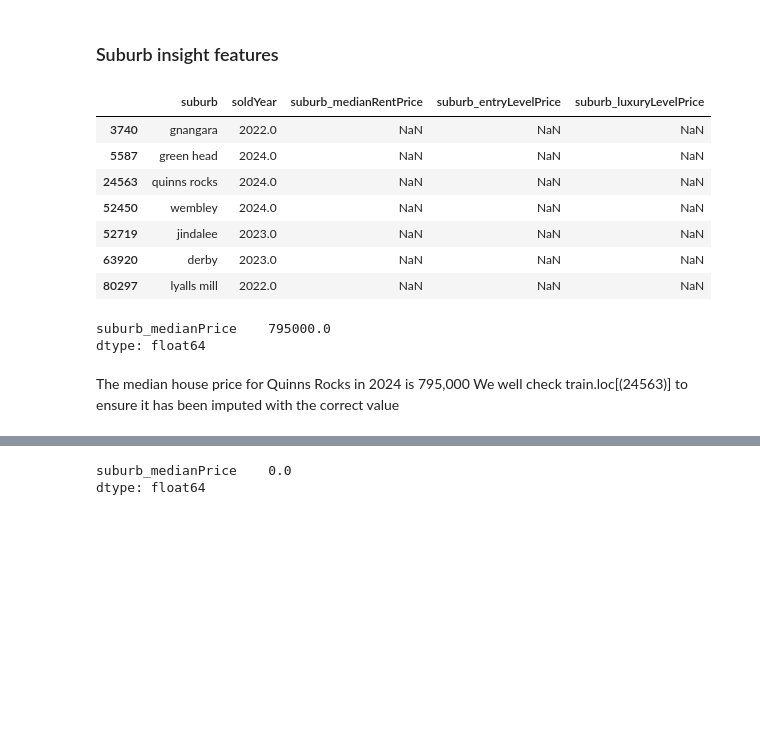
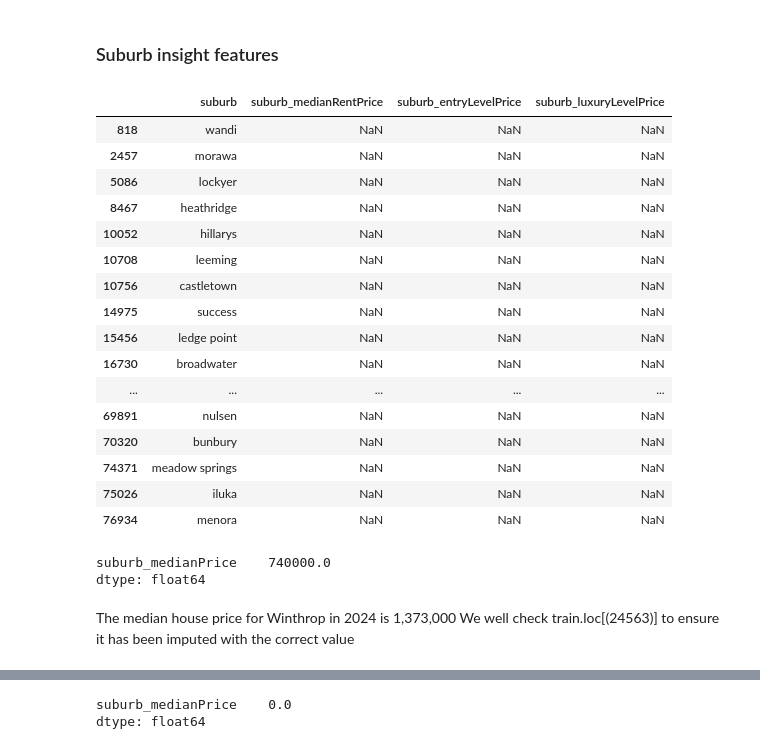
Before and after one commit to tristandabsonu/House-Price-Prediction, a Jupyter notebook: data_analysis/2 cleaning.ipynb, the cells around one changed output, grey strips where cells are left out. Drawn from its saved outputs; the diff is of its cells as text; code cells hidden in the pictures; blank space fills up the shorter version.

```diff
--- a/data_analysis/2 cleaning.ipynb
+++ b/data_analysis/2 cleaning.ipynb
@@ -82,3 +108,8 @@ Name: count, dtype: int64
+# %%
+# Changing the rural values from propertyTypes to House
+train['propertyTypes'] = train['propertyTypes'].apply(lambda x: 'Townhouse' if x=='Townhouse/Villa' else x)
+train.rename(columns={'propertyTypes':'propertyType'}, inplace=True)
+test.rename(columns={'propertyTypes':'propertyType'}, inplace=True)
 # %% [markdown]
 ### Features
 # %%
@@ -136,7 +149,16 @@ listingId,unitNumber,streetNumber,listingUrl
-# %%
-# Dropping the irrelevant columns
-train = train.drop(columns=['listingId','unitNumber','streetNumber','street','listingUrl'])
-test = test.drop(columns=['listingId','unitNumber','streetNumber','street','listingUrl'])
+# %%
+# Lowercasing features variable
+def lower_features(feature_list):
+    f = []
+    if len(feature_list) == 0:
+        return feature_list
+    else:
+        for feature in feature_list:
+            f.append(feature.lower())
+    return f
+
+train['features'] = train['features'].apply(lambda x: lower_features(x))
+test['features'] = test['features'].apply(lambda x: lower_features(x))
 # %% [markdown]
 # Missing values
 # %%
@@ -162,7 +184,7 @@ dtype: int64
 # %% [markdown]
 ### Sold price
 # %%
-na_cols = ['suburb','state','postcode','soldPrice']
+na_cols = ['suburb','soldPrice']
 # Removing missing rows for soldPrice
 for col in na_cols:
     train.dropna(subset=[col], inplace=True)
@@ -172,24 +194,33 @@ for col in na_cols:
 # %%
 # All rows missing rows for suburb_medianPrice,suburb_medianRentPrice,suburb_entryLevelPrice,suburb_luxuryLevelPrice
 # are from the same row
-train.loc[train['suburb_medianPrice'].isnull(), ['suburb','soldYear','suburb_medianRentPrice','suburb_entryLevelPrice',
+train.loc[train['suburb_medianPrice'].isnull(), ['suburb','suburb_medianRentPrice','suburb_entryLevelPrice',
                                                'suburb_luxuryLevelPrice']]
 # %% [output]
-|  | suburb | soldYear | suburb_medianRentPrice | suburb_entryLevelPrice | suburb_luxuryLevelPrice |
-| 3740 | gnangara | 2022.0 | NaN | NaN | NaN |
-| 5587 | green head | 2024.0 | NaN | NaN | NaN |
-| 24563 | quinns rocks | 2024.0 | NaN | NaN | NaN |
-| 52450 | wembley | 2024.0 | NaN | NaN | NaN |
-| 52719 | jindalee | 2023.0 | NaN | NaN | NaN |
-| 63920 | derby | 2023.0 | NaN | NaN | NaN |
-| 80297 | lyalls mill | 2022.0 | NaN | NaN | NaN |
+|  | suburb | suburb_medianRentPrice | suburb_entryLevelPrice | suburb_luxuryLevelPrice |
+| 818 | wandi | NaN | NaN | NaN |
+| 2457 | morawa | NaN | NaN | NaN |
+| 5086 | lockyer | NaN | NaN | NaN |
+| 8467 | heathridge | NaN | NaN | NaN |
+| 10052 | hillarys | NaN | NaN | NaN |
+| 10708 | leeming | NaN | NaN | NaN |
+| 10756 | castletown | NaN | NaN | NaN |
+| 14975 | success | NaN | NaN | NaN |
+| 15456 | ledge point | NaN | NaN | NaN |
+| 16730 | broadwater | NaN | NaN | NaN |
+| ... | ... | ... | ... | ... |
+| 69891 | nulsen | NaN | NaN | NaN |
+| 70320 | bunbury | NaN | NaN | NaN |
+| 74371 | meadow springs | NaN | NaN | NaN |
+| 75026 | iluka | NaN | NaN | NaN |
+| 76934 | menora | NaN | NaN | NaN |
 # %%
 # Input price for the first instance
-train.loc[(train["soldYear"] == 2024) & (train["suburb"] == 'quinns rocks'),['suburb_medianPrice']].median()
+train.loc[train["suburb"] == 'wandi',['suburb_medianPrice']].median()
 # %% [output]
-suburb_medianPrice    795000.0
+suburb_medianPrice    740000.0
 dtype: float64
 # %% [markdown]
-The median house price for Quinns Rocks in 2024 is 795,000
+The median house price for Winthrop in 2024 is 1,373,000
 We well check train.loc[(24563)] to ensure it has been imputed with the correct value
 # %%
```
Also changed, not shown: parts of 57 cells of this notebook, 3 other files.
